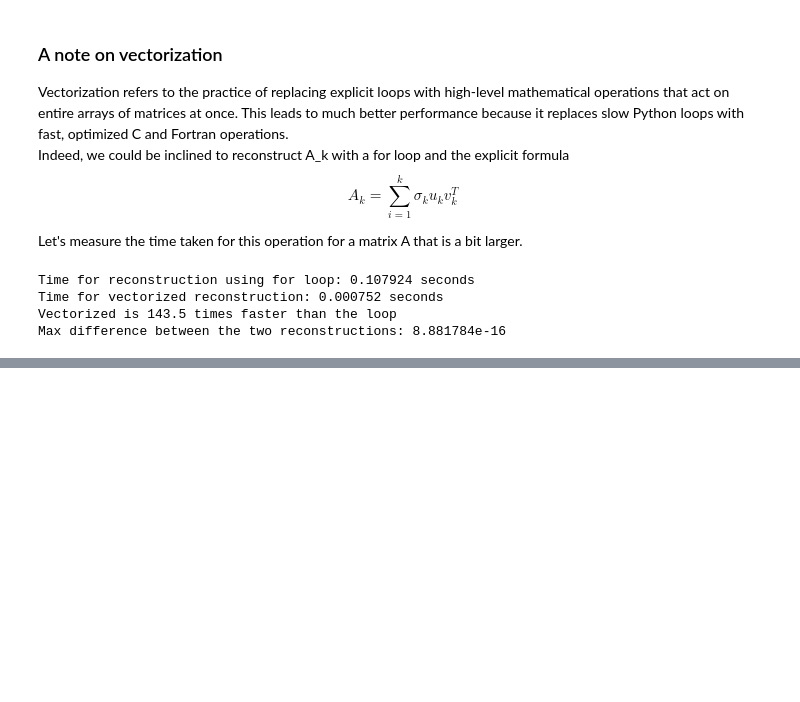
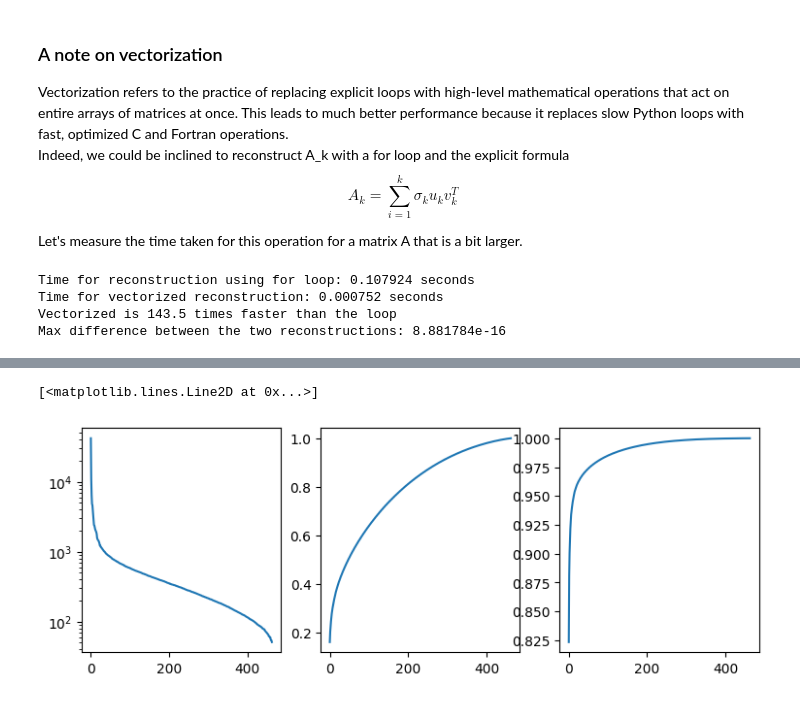
Before and after one commit to ffonti/numerical-analysis-for-machine-learning, a Jupyter notebook: 24:25/2024_10_04_lab1.ipynb, the cells around one changed output, grey strips where cells are left out. Saved outputs shown, nothing was run; the diff lists cells and outputs as text; code cells hidden in the pictures; blank space fills up the shorter version.

```diff
--- a/24:25/2024_10_04_lab1.ipynb
+++ b/24:25/2024_10_04_lab1.ipynb
@@ -95,0 +137,8 @@ Max difference between the two reconstructions: 8.881784e-16
+# %%
+fig, axs = plt.subplots(1, 3, figsize=(9, 3))
+axs[0].semilogy(s)
+axs[1].plot(np.cumsum(s)/np.sum(s))
+axs[2].plot(np.cumsum(s**2)/np.sum(s**2))
+# %% [output]
+[<matplotlib.lines.Line2D at 0x...>]
+[figure, added]
```
Also changed, not shown: parts of 26 cells of this notebook, 1 other file.
